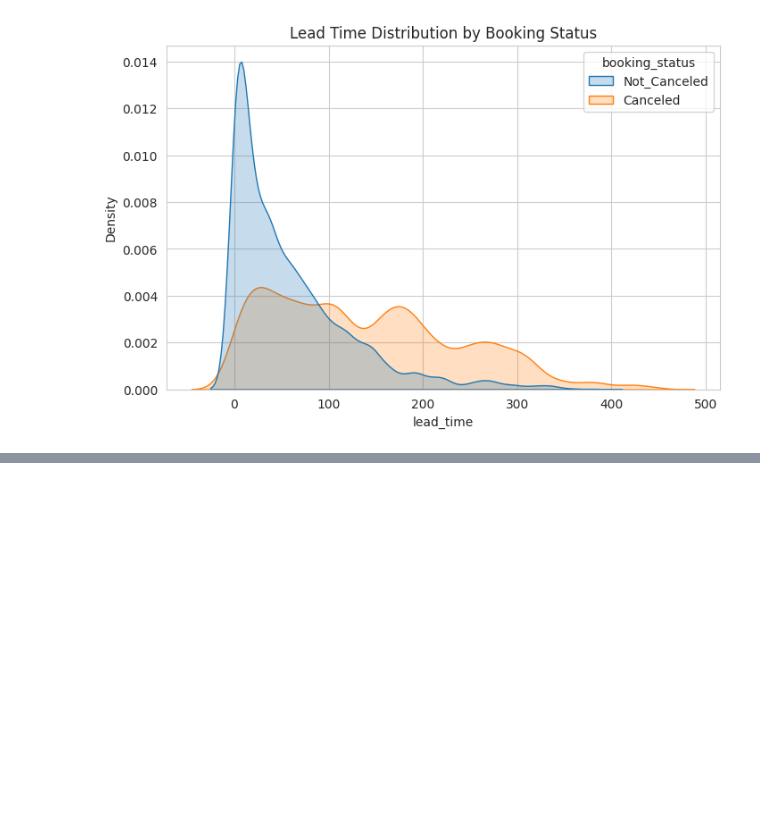
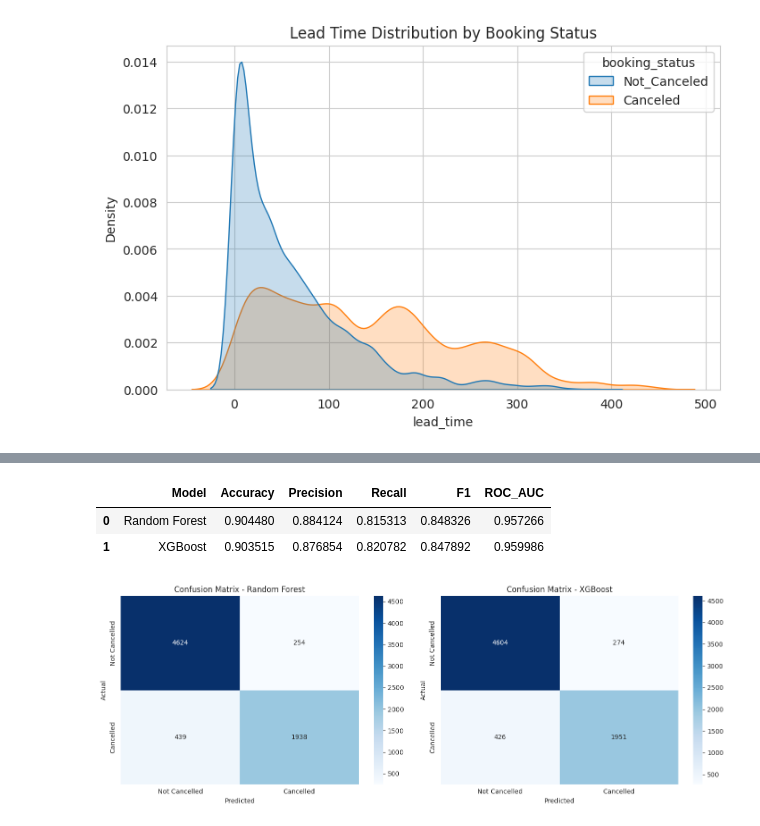
Before and after one commit to wandiyajames-arch/hotel-cancellation-prediction, a Jupyter notebook: Hotel_Reservation_Cancellation_Prediction_v2.ipynb, the cells around one changed output, grey strips where cells are left out. Cells and saved outputs as stored; diff of their text form; code cells hidden in the pictures; blank space fills up the shorter version.

```diff
--- a/Hotel_Reservation_Cancellation_Prediction.ipynb
+++ b/Hotel_Reservation_Cancellation_Prediction_v2.ipynb
@@ -535,0 +452,8 @@ streamlit run app.py
+# %%
+best_per_model = sampling_results_df.loc[sampling_results_df.groupby("Model")["F1"].idxmax()]
+print("Best sampling strategy per model, by F1:")
+print(best_per_model[["Model", "Sampling Strategy", "F1"]])
+
+no_resample_is_best = (best_per_model["Sampling Strategy"] == "No resampling").all()
+CHOSEN_SAMPLING = "No resampling" if no_resample_is_best else best_per_model["Sampling Strategy"].mode()[0]
+print(f"\nChosen sampling strategy going forward: {CHOSEN_SAMPLING}")
@@ -535,0 +547,43 @@ streamlit run app.py
+# %%
+final_results = []
+confusion_matrices = {}
+predictions = {}
+
+for name, pipe in tuned_pipelines.items():
+    preds = pipe.predict(X_test)
+    proba = pipe.predict_proba(X_test)[:, 1]
+    predictions[name] = (preds, proba)
+    confusion_matrices[name] = confusion_matrix(y_test, preds)
+
+    final_results.append({
+        "Model": name,
+        "Accuracy": accuracy_score(y_test, preds),
+        "Precision": precision_score(y_test, preds),
+        "Recall": recall_score(y_test, preds),
+        "F1": f1_score(y_test, preds),
+        "ROC_AUC": roc_auc_score(y_test, proba)
+    })
+
+final_results_df = pd.DataFrame(final_results).sort_values("F1", ascending=False).reset_index(drop=True)
+final_results_df
+# %% [output]
+|  | Model | Accuracy | Precision | Recall | F1 | ROC_AUC |
+| 0 | Random Forest | 0.904480 | 0.884124 | 0.815313 | 0.848326 | 0.957266 |
+| 1 | XGBoost | 0.903515 | 0.876854 | 0.820782 | 0.847892 | 0.959986 |
+# %%
+fig, axes = plt.subplots(1, len(tuned_pipelines), figsize=(7 * len(tuned_pipelines), 5))
+if len(tuned_pipelines) == 1:
+    axes = [axes]
+
+for ax, (name, cm) in zip(axes, confusion_matrices.items()):
+    sns.heatmap(cm, annot=True, fmt="d", cmap="Blues", ax=ax,
+                xticklabels=["Not Cancelled", "Cancelled"],
+                yticklabels=["Not Cancelled", "Cancelled"])
+    ax.set_xlabel("Predicted")
+    ax.set_ylabel("Actual")
+    ax.set_title(f"Confusion Matrix - {name}")
+
+plt.tight_layout()
+plt.show()
+# %% [output]
+[figure, added]
```
Also changed, not shown: parts of 68 cells of this notebook, 2 other files.
